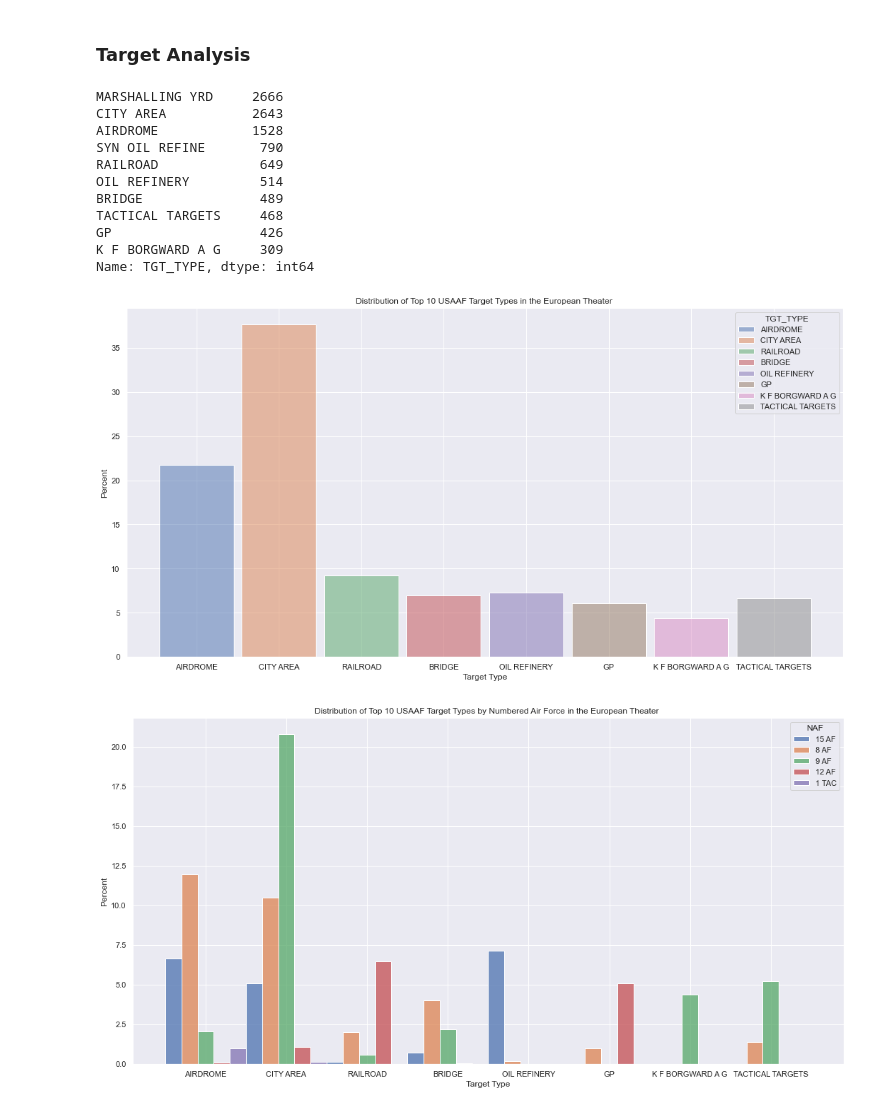
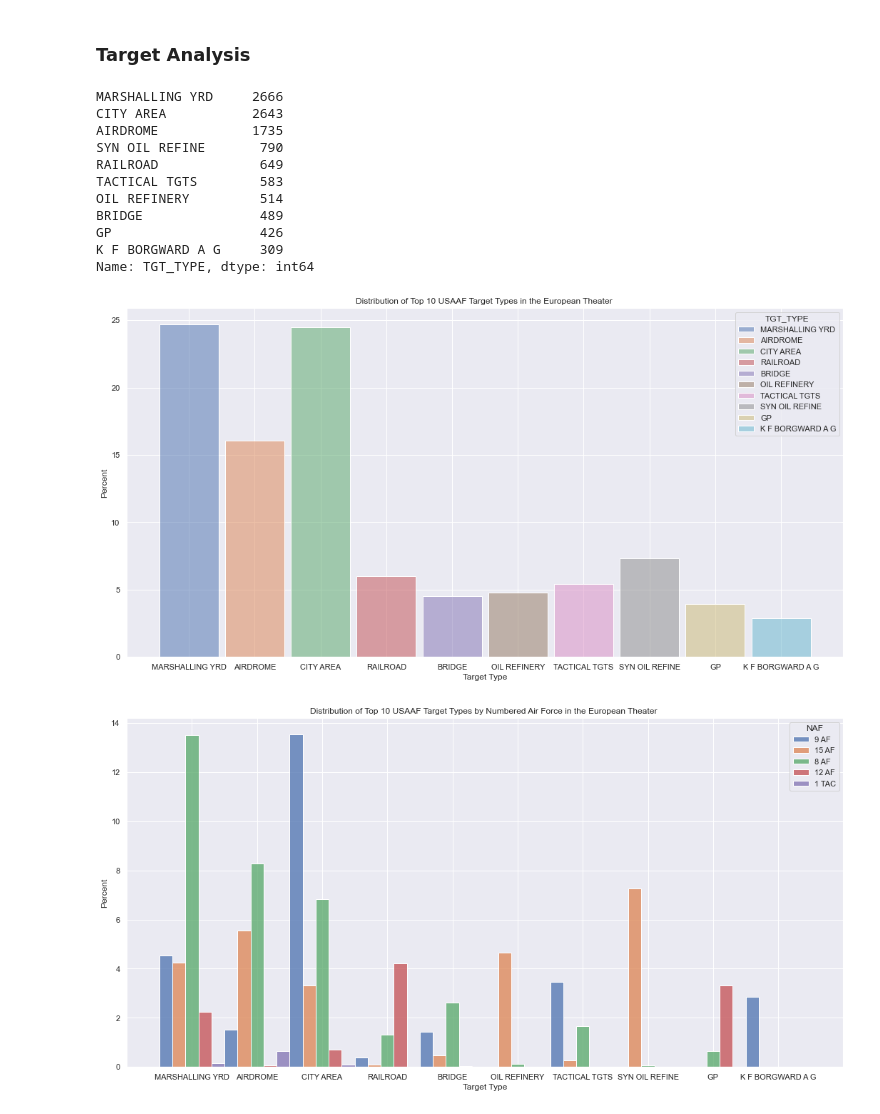
Before and after one commit to sidmurthy/ww2bombing, a Jupyter notebook: bombing_analysis.ipynb, the cells around one changed output. Cells and saved outputs as stored; diff of their text form; code cells hidden in the pictures.

```diff
--- a/bombing_analysis.ipynb
+++ b/bombing_analysis.ipynb
@@ -499,7 +499,8 @@ plt.title('USAAF Tonnage Dropped per Day in the European Theater of Operations')
 # %%
 us_eur_tgts_filtered = us_eur[~us_eur['TGT_TYPE'].isin(['UNIDENTIFIED TARGET', 'UNIDENTIFIED','UNIDENTIFIED TARGETS'])].replace(
     {'MARSHALLING YARDS': 'MARSHALLING YRD', 'MARSHALLING YARD': 'MARSHALLING YRD', 'OIL REFINERY SYNTHETIC': 'SYN OIL REFINE',
-     'SYN OIL REFINERY':'SYN OIL REFINE'})
+     'SYN OIL REFINERY':'SYN OIL REFINE', 'AIR DROME': 'AIRDROME', 'AIR FILED': 'AIRDROME', 'TACTICAL TARGET': 'TACTICAL TGTS',
+     'TACTICAL TARGETS': 'TACTICAL TGTS'})
 def top_n_category(dataframe, n, category):
     return dataframe[category].value_counts()[0:n]
 top_n_target_types = top_n_category(us_eur_tgts_filtered, 10, 'TGT_TYPE')
@@ -507,26 +508,26 @@ top_n_target_types
 # %% [output]
 MARSHALLING YRD     2666
 CITY AREA           2643
-AIRDROME            1528
+AIRDROME            1735
 SYN OIL REFINE       790
 RAILROAD             649
+TACTICAL TGTS        583
 OIL REFINERY         514
 BRIDGE               489
-TACTICAL TARGETS     468
 GP                   426
 K F BORGWARD A G     309
 Name: TGT_TYPE, dtype: int64
 # %%
-us_eur_top_n = us_eur[us_eur['TGT_TYPE'].isin(top_n_target_types.index)]
+us_eur_top_n = us_eur_tgts_filtered[us_eur_tgts_filtered['TGT_TYPE'].isin(top_n_target_types.index)]
 sns.histplot(data=us_eur_top_n, x='TGT_TYPE', stat='percent', hue='TGT_TYPE', shrink=0.9);
 plt.xlabel('Target Type')
 plt.title('Distribution of Top 10 USAAF Target Types in the European Theater ');
 # %% [output]
-[figure, old version]
+[figure, new version]
 # %%
 sns.histplot(data=us_eur_top_n, x='TGT_TYPE', stat='percent', hue='NAF', multiple='dodge');
 plt.xlabel('Target Type')
 plt.title('Distribution of Top 10 USAAF Target Types by Numbered Air Force in the European Theater ');
 # %% [output]
-[figure, old version]
+[figure, new version]
 # %%
```
Also changed, not shown: parts of 3 cells of this notebook, 1 other file.
